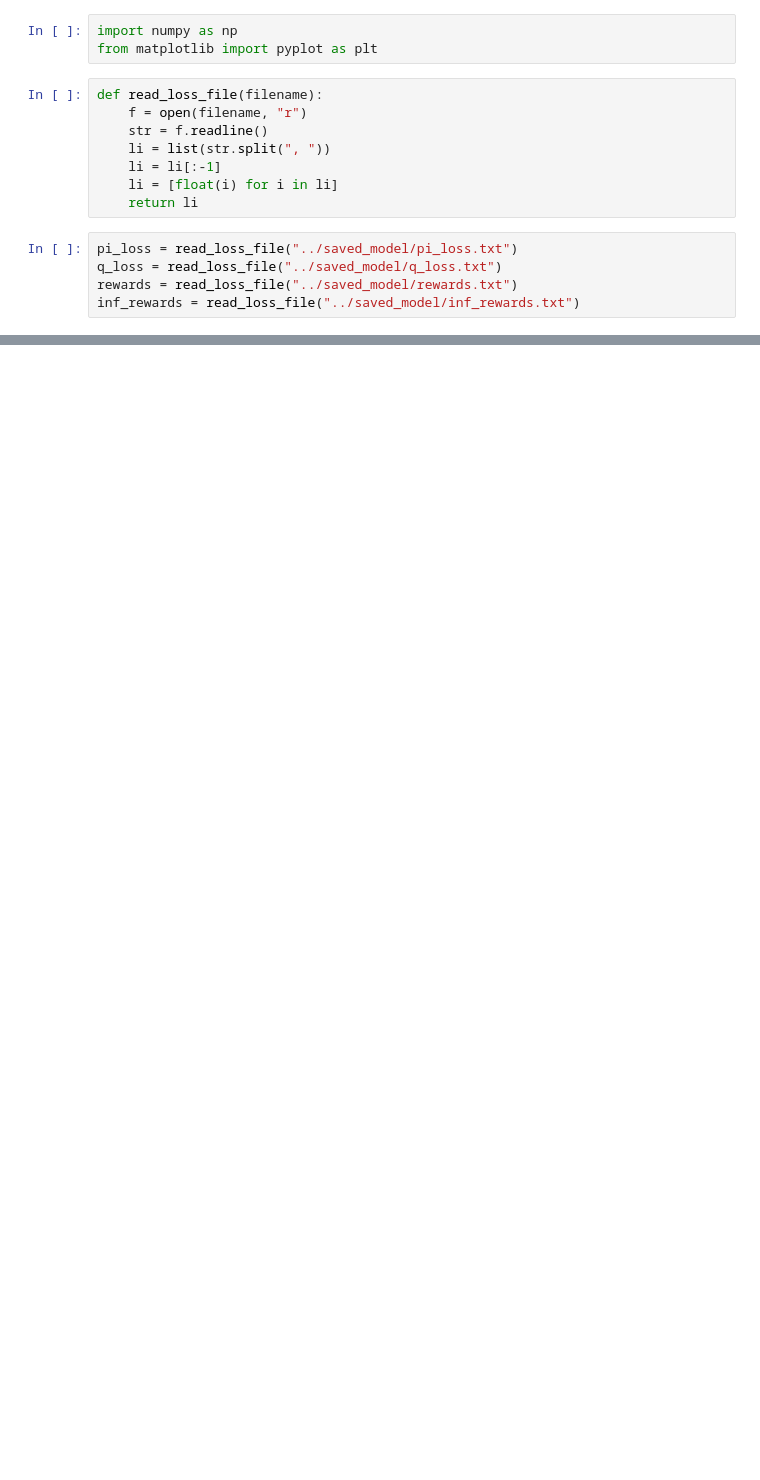
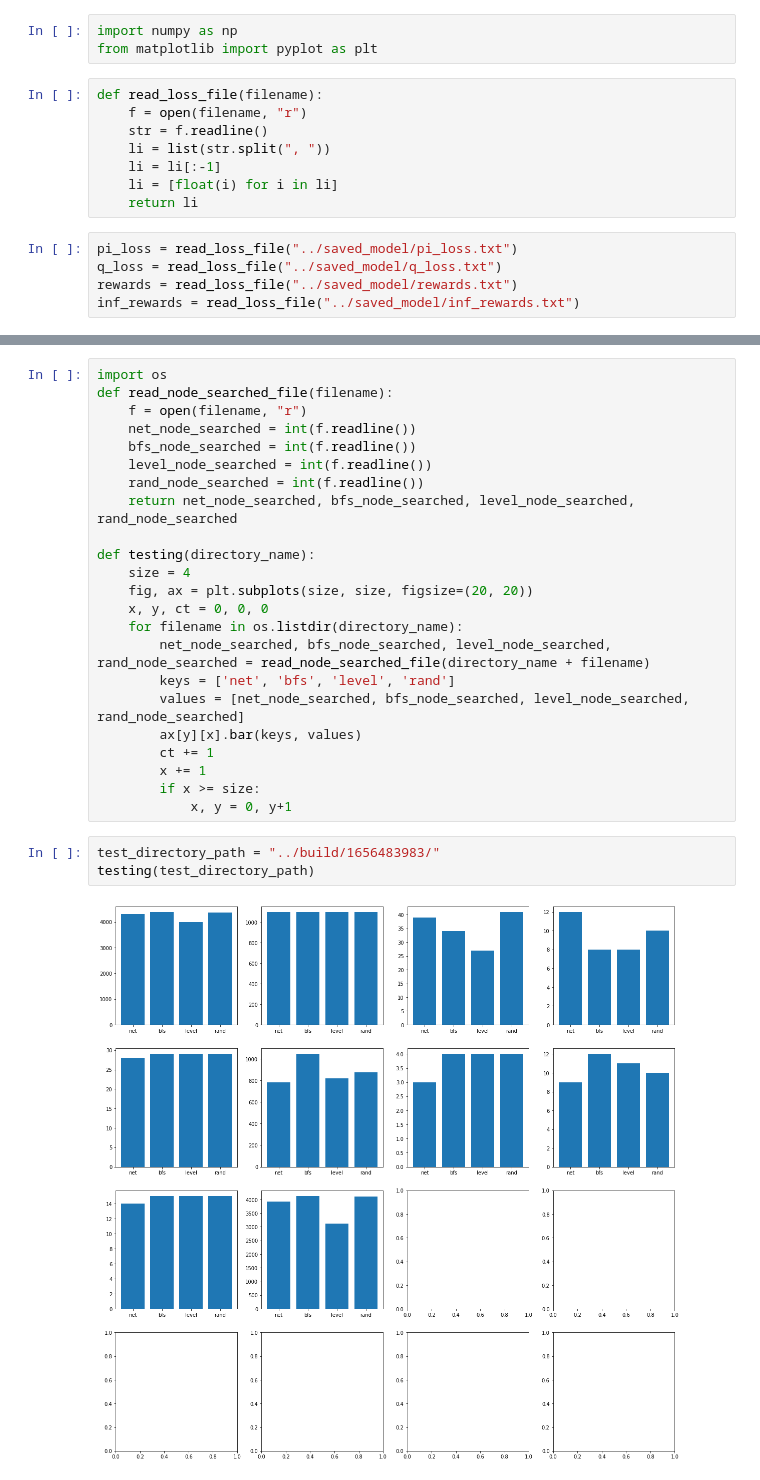
Before and after one commit to ianlienfa/BBGym-RL, a Jupyter notebook: src/eval.ipynb, the cells around one changed output, grey strips where cells are left out. Cells and saved outputs as stored; diff of their text form; blank space fills up the shorter version.

```diff
--- a/src/eval.ipynb
+++ b/src/eval.ipynb
@@ -91,0 +92,28 @@ print(inf_rewards)
+# %%
+import os
+def read_node_searched_file(filename):
+    f = open(filename, "r")
+    net_node_searched = int(f.readline())
+    bfs_node_searched = int(f.readline())
+    level_node_searched = int(f.readline())
+    rand_node_searched = int(f.readline())
+    return net_node_searched, bfs_node_searched, level_node_searched, rand_node_searched
+
+def testing(directory_name):
+    size = 4
+    fig, ax = plt.subplots(size, size, figsize=(20, 20))
+    x, y, ct = 0, 0, 0
+    for filename in os.listdir(directory_name):
+        net_node_searched, bfs_node_searched, level_node_searched, rand_node_searched = read_node_searched_file(directory_name + filename)
+        keys = ['net', 'bfs', 'level', 'rand']
+        values = [net_node_searched, bfs_node_searched, level_node_searched, rand_node_searched]
+        ax[y][x].bar(keys, values)
+        ct += 1
+        x += 1
+        if x >= size:
+            x, y = 0, y+1
+# %%
+test_directory_path = "../build/1656483983/"
+testing(test_directory_path)
+# %% [output]
+[figure, added]
```
Also changed, not shown: parts of 5 cells of this notebook, 13 other files.
